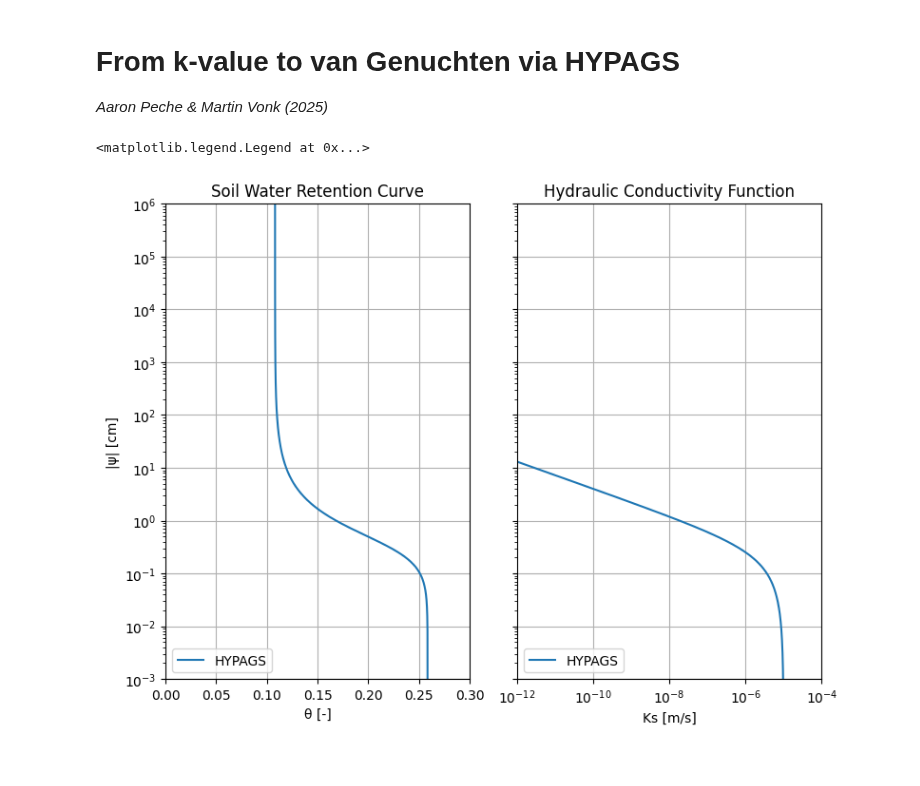
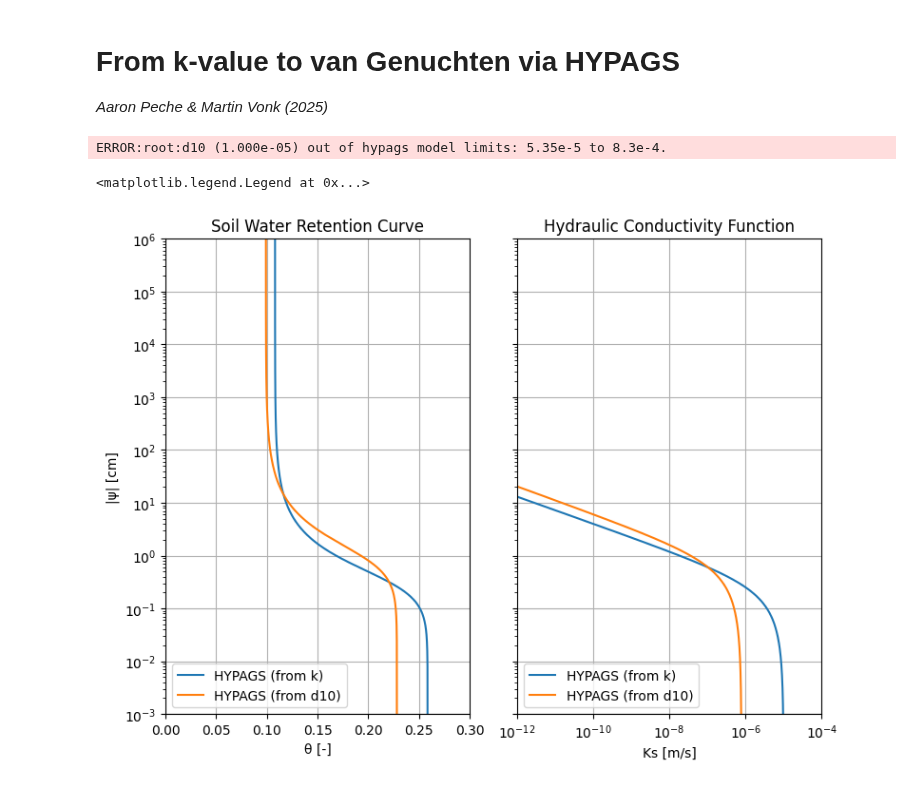
Before and after one commit to martinvonk/pedon, a Jupyter notebook: examples/04_hypags.ipynb, the cells around one changed output. Saved outputs shown, nothing was run; the diff lists cells and outputs as text; code cells hidden in the pictures.

```diff
--- a/examples/04_hypags.ipynb
+++ b/examples/04_hypags.ipynb
@@ -7,32 +7,41 @@ import pedon as pe
 
 import matplotlib.pyplot as plt
 # %%
-ss = pe.SoilSample(
+ss_k = pe.SoilSample(
     k=1e-5  # m/s
 )
-hyp = ss.hypags()
+hyp_k = ss_k.hypags()
+
+ss_d10 = pe.SoilSample(
+    d10=1e-5  # m
+)
+hyp_d10 = ss_d10.hypags()
+# %% [output]
+ERROR:root:d10 (1.000e-05) out of hypags model limits: 5.35e-5 to 8.3e-4.
 # %%
 f, axs = plt.subplots(1, 2, figsize=(8, 6), sharey=True, layout="tight")
 
-pe.plot_swrc(hyp, ax=axs[0], label="HYPAGS")
+pe.plot_swrc(hyp_k, ax=axs[0], label="HYPAGS (from k)")
+pe.plot_swrc(hyp_d10, ax=axs[0], label="HYPAGS (from d10)")
 axs[0].set(
     yscale="log",
     title="Soil Water Retention Curve",
     xlabel="\N{GREEK SMALL LETTER THETA} [-]",
     xlim=(0, 0.3),
     ylabel="|\N{GREEK SMALL LETTER PSI}| [cm]",
 )
 axs[0].legend(loc="lower left")
 
-pe.plot_hcf(hyp, ax=axs[1], label="HYPAGS")
+pe.plot_hcf(hyp_k, ax=axs[1], label="HYPAGS (from k)")
+pe.plot_hcf(hyp_d10, ax=axs[1], label="HYPAGS (from d10)")
 axs[1].set(
     yscale="log",
     xscale="log",
     title="Hydraulic Conductivity Function",
     xlabel="Ks [m/s]",
     xlim=(1e-12, 1e-4),
 )
 axs[1].legend(loc="lower left")
 # %% [output]
 <matplotlib.legend.Legend at 0x...>
-[figure, old version]
+[figure, new version]
```
Also changed, not shown: 9 other files.
